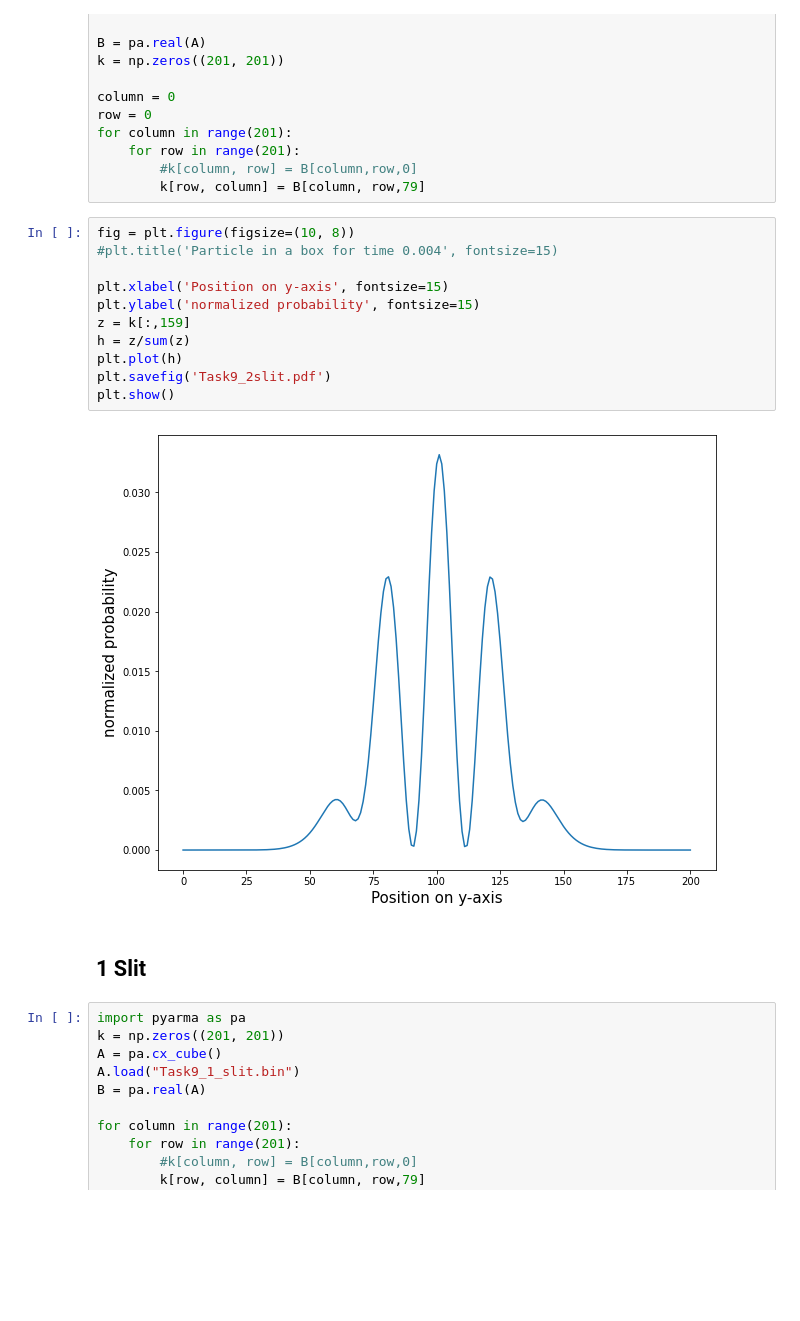
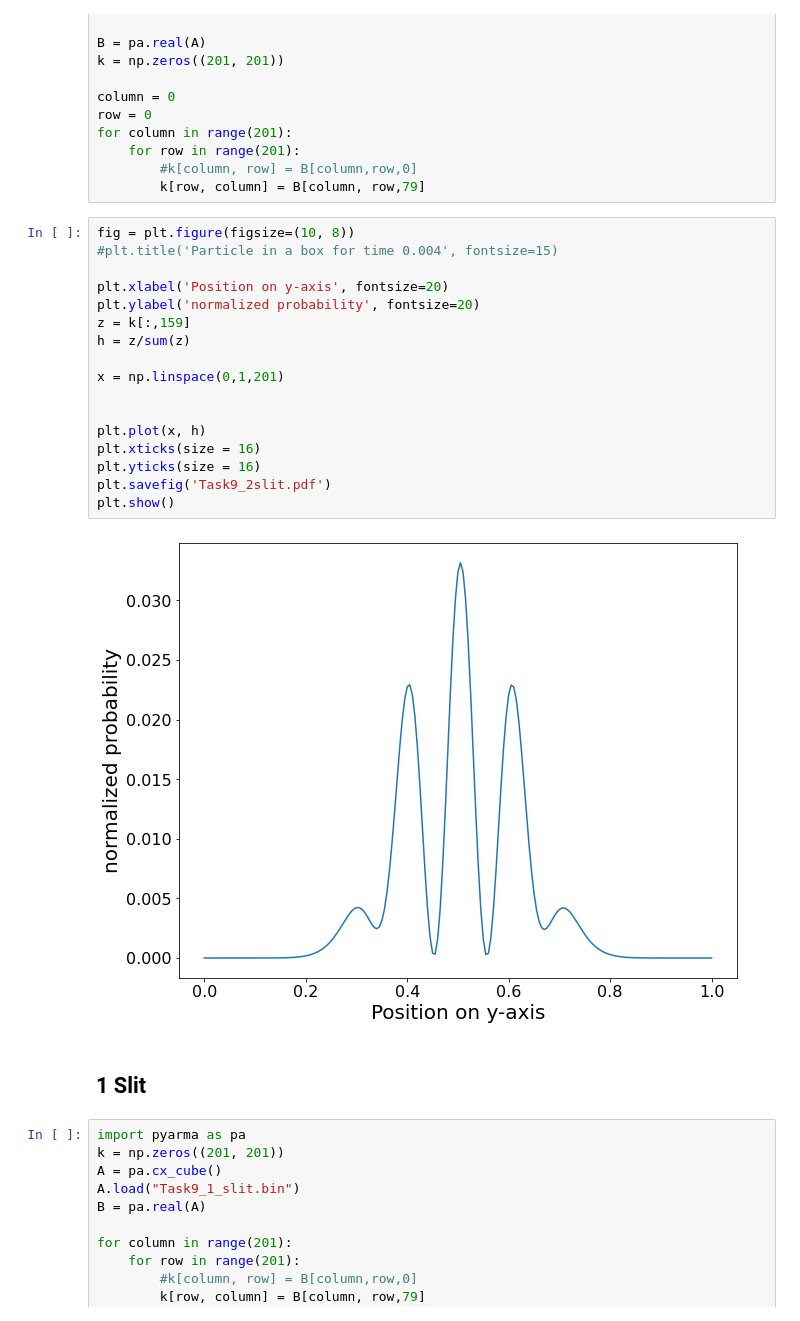
Before and after one commit to moaemilie/Project-5-FYS4150, a Jupyter notebook: Project 5.ipynb, the cells around one changed output. Saved outputs shown, nothing was run; the diff lists cells and outputs as text; blank space fills up the shorter version.

```diff
--- a/Project 5.ipynb
+++ b/Project 5.ipynb
@@ -315,18 +327,24 @@ for column in range(201):
 # %%
 fig = plt.figure(figsize=(10, 8))
 #plt.title('Particle in a box for time 0.004', fontsize=15)
 
-plt.xlabel('Position on y-axis', fontsize=15)
-plt.ylabel('normalized probability', fontsize=15)
+plt.xlabel('Position on y-axis', fontsize=20)
+plt.ylabel('normalized probability', fontsize=20)
 z = k[:,159]
 h = z/sum(z)
-plt.plot(h)
+
+x = np.linspace(0,1,201)
+
+
+plt.plot(x, h)
+plt.xticks(size = 16)
+plt.yticks(size = 16)
 plt.savefig('Task9_2slit.pdf')
 plt.show()
 # %% [output]
-[figure, old version]
+[figure, new version]
-# %% [markdown]
-## 1 Slit
+# %% [markdown]
+## 1 Slit
 # %%
 import pyarma as pa
 k = np.zeros((201, 201))
```
Also changed, not shown: parts of 12 cells of this notebook, 9 other files.
